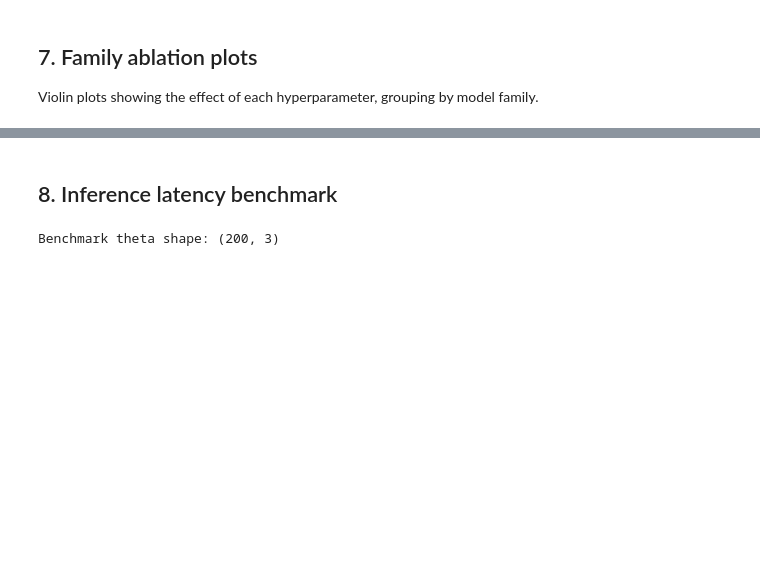
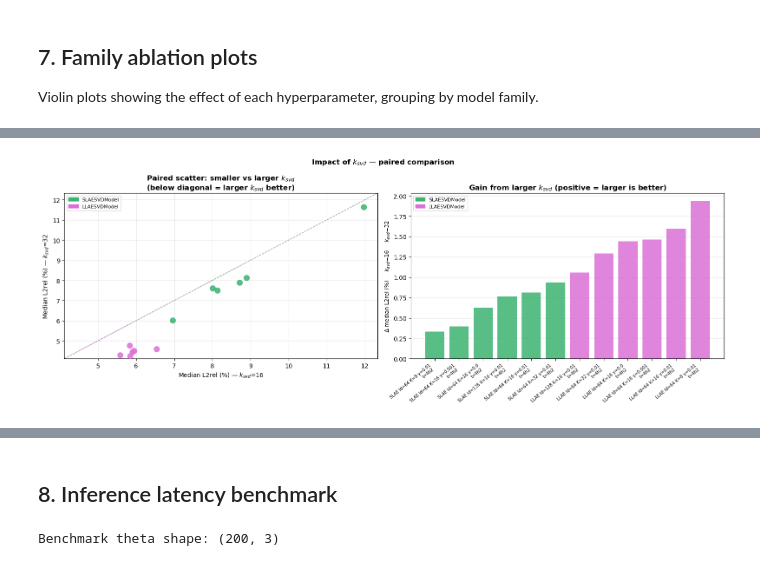
Before and after one commit to keyvanatt/laplace-autoencoders, a Jupyter notebook: notebooks/eval_surrogates.ipynb, the cells around one changed output, grey strips where cells are left out. Saved outputs shown, nothing was run; the diff lists cells and outputs as text; code cells hidden in the pictures; blank space fills up the shorter version.

```diff
--- a/notebooks/eval_surrogates.ipynb
+++ b/notebooks/eval_surrogates.ipynb
@@ -455,0 +463,90 @@ for family in families:
+# %%
+if parsed_rows:
+    medians = {n: float(np.median(v)) for n, v in results.items()}
+
+    # Build pairs: group by (cls, ae, ld, K, gamma, n_trunk, n_head), collect k_svd variants
+    from itertools import combinations
+    pair_key = lambda r: (r['cls'], r['ae'], r['ld'], r['K'], r['gamma'], r['n_trunk'], r['n_head'])
+
+    groups = defaultdict(dict)
+    for r in parsed_rows:
+        if r['k_svd'] is not None:
+            groups[pair_key(r)][r['k_svd']] = r['name']
+
+    # Keep only groups with exactly 2 k_svd values
+    pairs = [(k, v) for k, v in groups.items() if len(v) == 2]
+
+    if not pairs:
+        print('No paired k_svd configs found.')
+    else:
+        # For each pair: lo = smaller k_svd, hi = larger k_svd
+        pair_data = []
+        for key, ksvd_map in pairs:
+            ksvd_vals = sorted(ksvd_map)
+            lo, hi    = ksvd_vals[0], ksvd_vals[1]
+            med_lo    = medians[ksvd_map[lo]]
+            med_hi    = medians[ksvd_map[hi]]
+            cls       = key[0]
+            label     = (f'{key[1].upper()} ld={key[2]} K={key[3]} γ={key[4]}'
+                         f'\nt={key[5]}h{key[6]}')
+            pair_data.append(dict(cls=cls, lo=lo, hi=hi,
+                                  med_lo=med_lo, med_hi=med_hi,
+                                  delta=med_lo - med_hi, label=label))
+
+        pair_data.sort(key=lambda d: d['delta'])
+
+        fig, (ax1, ax2) = plt.subplots(1, 2, figsize=(16, 6))
+
+        # ── Scatter med(lo) vs med(hi) ────────────────────────────────────
+        all_vals = [d['med_lo'] for d in pair_data] + [d['med_hi'] for d in pair_data]
+        vmin, vmax = min(all_vals) * 0.97, max(all_vals) * 1.03
+        ax1.plot([vmin, vmax], [vmin, vmax], 'k--', linewidth=1, alpha=0.4, label='y = x')
+
+        for d in pair_data:
+            c = PALETTE.get(d['cls'], 'gray')
+            ax1.scatter(d['med_lo'], d['med_hi'], color=c, s=80, zorder=3, alpha=0.85)
+            # connect to diagonal with a thin line
+            ax1.plot([d['med_lo'], d['med_hi']], [d['med_lo'], d['med_hi']],
+                     color=c, linewidth=0.5, alpha=0.3, zorder=2)
+
+        ax1.set_xlim(vmin, vmax); ax1.set_ylim(vmin, vmax)
+        ax1.set_xlabel(f'Median L2rel (%) — $k_{{svd}}$={pair_data[0]["lo"]}', fontsize=10)
+        ax1.set_ylabel(f'Median L2rel (%) — $k_{{svd}}$={pair_data[0]["hi"]}', fontsize=10)
+        ax1.set_title('Paired scatter: smaller vs larger $k_{svd}$\n(below diagonal = larger $k_{svd}$ better)',
+                      fontweight='bold')
+        ax1.grid(alpha=0.3)
+
+        from matplotlib.patches import Patch
+        legend_handles = [Patch(color=c, label=k) for k, c in PALETTE.items()
+                          if k in {d['cls'] for d in pair_data}]
+        ax1.legend(handles=legend_handles, fontsize=8)
+
+        # ── Delta bar chart ───────────────────────────────────────────────
+        x      = np.arange(len(pair_data))
+        colors = [PALETTE.get(d['cls'], 'gray') for d in pair_data]
+        bars   = ax2.bar(x, [d['delta'] for d in pair_data], color=colors, alpha=0.85, zorder=2)
+        ax2.axhline(0, color='black', linewidth=0.8, zorder=3)
+
+        ax2.set_xticks(x)
+        ax2.set_xticklabels([d['label'] for d in pair_data],
+                            rotation=40, ha='right', fontsize=7)
+        ax2.set_ylabel(f'Δ median L2rel (%) — $k_{{svd}}$={pair_data[0]["lo"]} − $k_{{svd}}$={pair_data[0]["hi"]}',
+                       fontsize=9)
+        ax2.set_title('Gain from larger $k_{svd}$ (positive = larger is better)',
+                      fontweight='bold')
+        ax2.grid(axis='y', alpha=0.3, zorder=0)
+        ax2.legend(handles=legend_handles, fontsize=8)
+
+        fig.suptitle('Impact of $k_{svd}$ — paired comparison', fontweight='bold', fontsize=12)
+        fig.tight_layout()
+        plt.show()
+
+        # Summary
+        print(f'{"Config":<45}  {"ksvd_lo":>7}  {"ksvd_hi":>7}  {"med_lo":>7}  {"med_hi":>7}  {"Δ":>6}')
+        print('-' * 90)
+        for d in sorted(pair_data, key=lambda d: -d['delta']):
+            print(f'{d["label"].replace(chr(10), "  "):<45}  '
+                  f'{d["lo"]:>7}  {d["hi"]:>7}  '
+                  f'{d["med_lo"]:>6.2f}%  {d["med_hi"]:>6.2f}%  {d["delta"]:>+5.2f}%')
+# %% [output]
+[figure, added]
```
Also changed, not shown: parts of 10 cells of this notebook.
